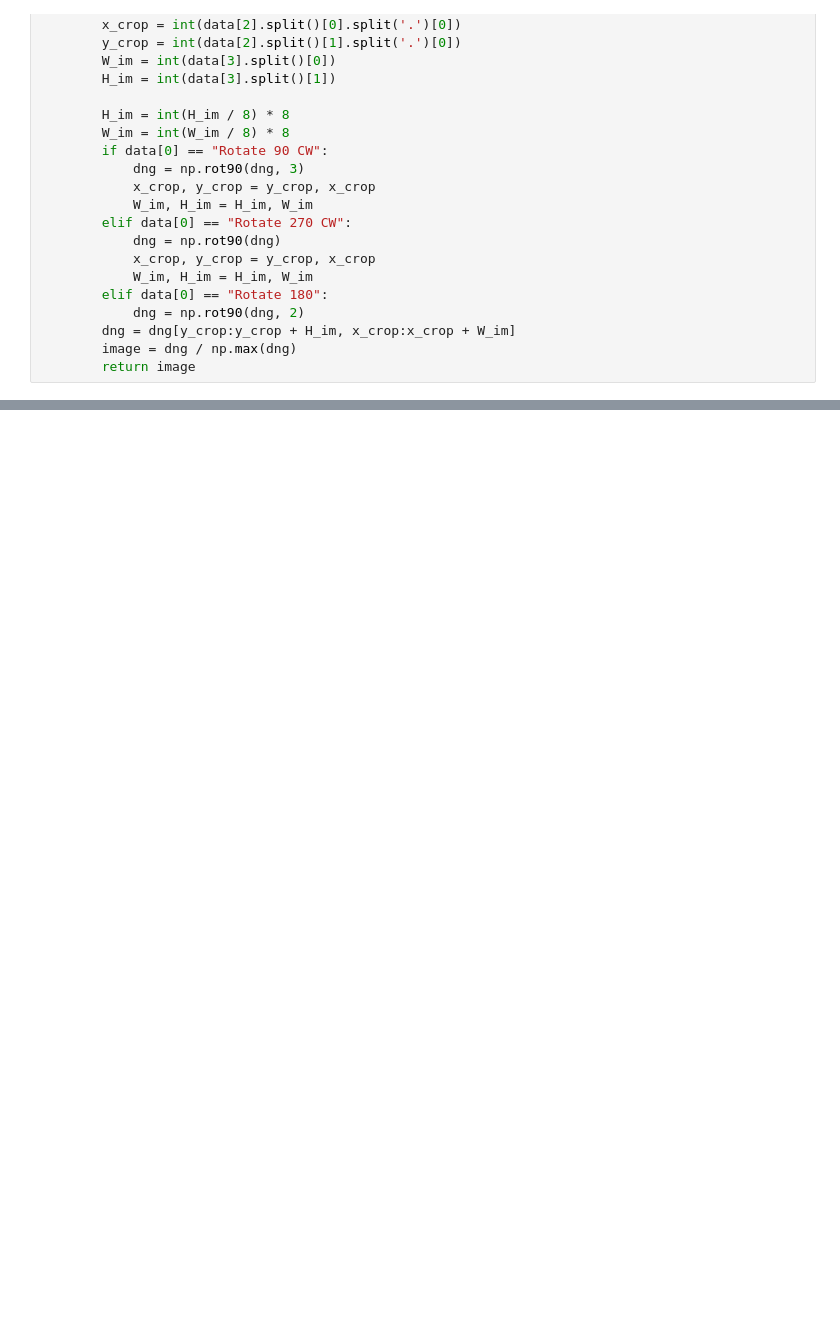
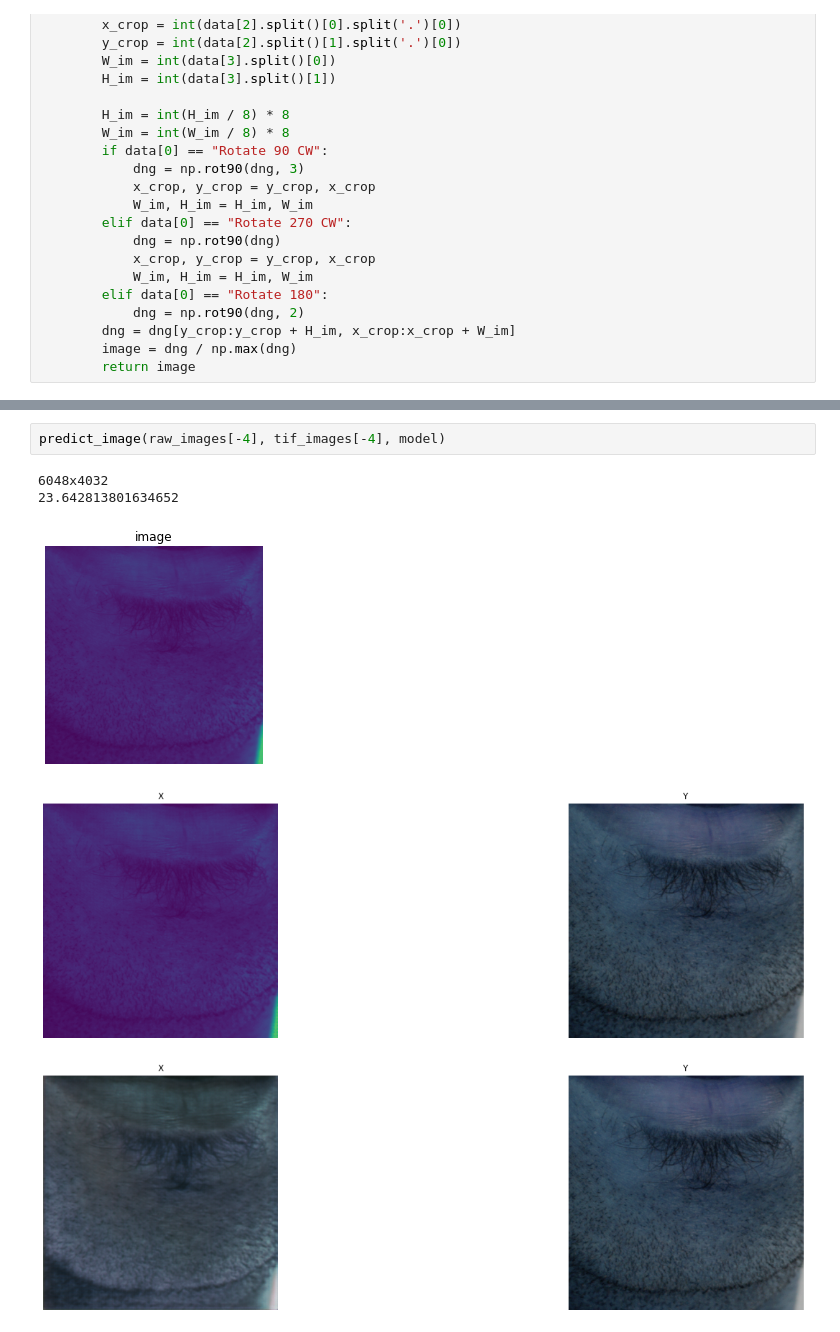
Before and after one commit to fisterfolks/NTI, a Jupyter notebook: LAB2videopotoki.ipynb, the cells around one changed output, grey strips where cells are left out. Cells and saved outputs as stored; diff of their text form; blank space fills up the shorter version.

```diff
--- a/LAB2videopotoki.ipynb
+++ b/LAB2videopotoki.ipynb
@@ -570,0 +470,8 @@ True
+# %%
+predict_image(raw_images[-4], tif_images[-4], model)
+# %% [output]
+6048x4032
+23.642813801634652
+[figure, added]
+[figure, added]
+[figure, added]
```
Also changed, not shown: parts of 52 cells of this notebook.
